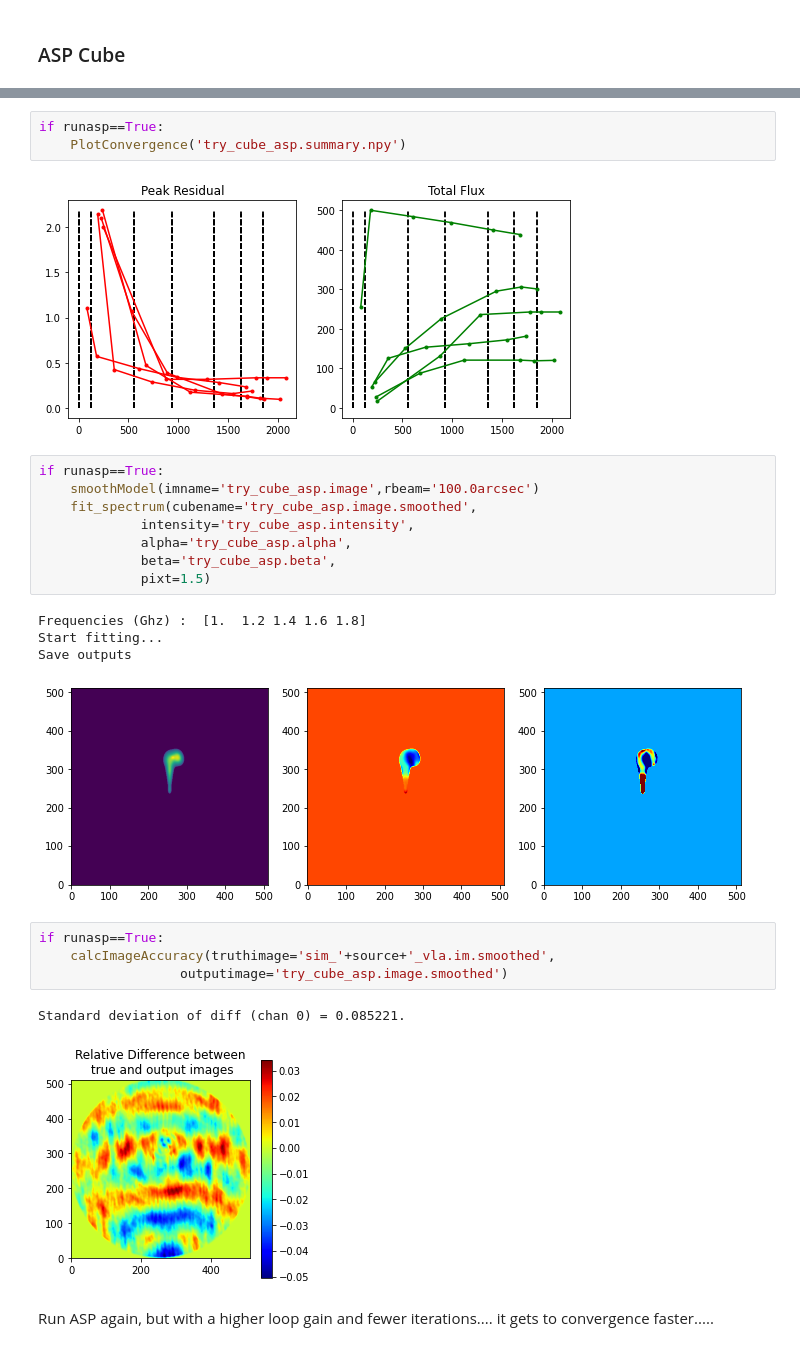
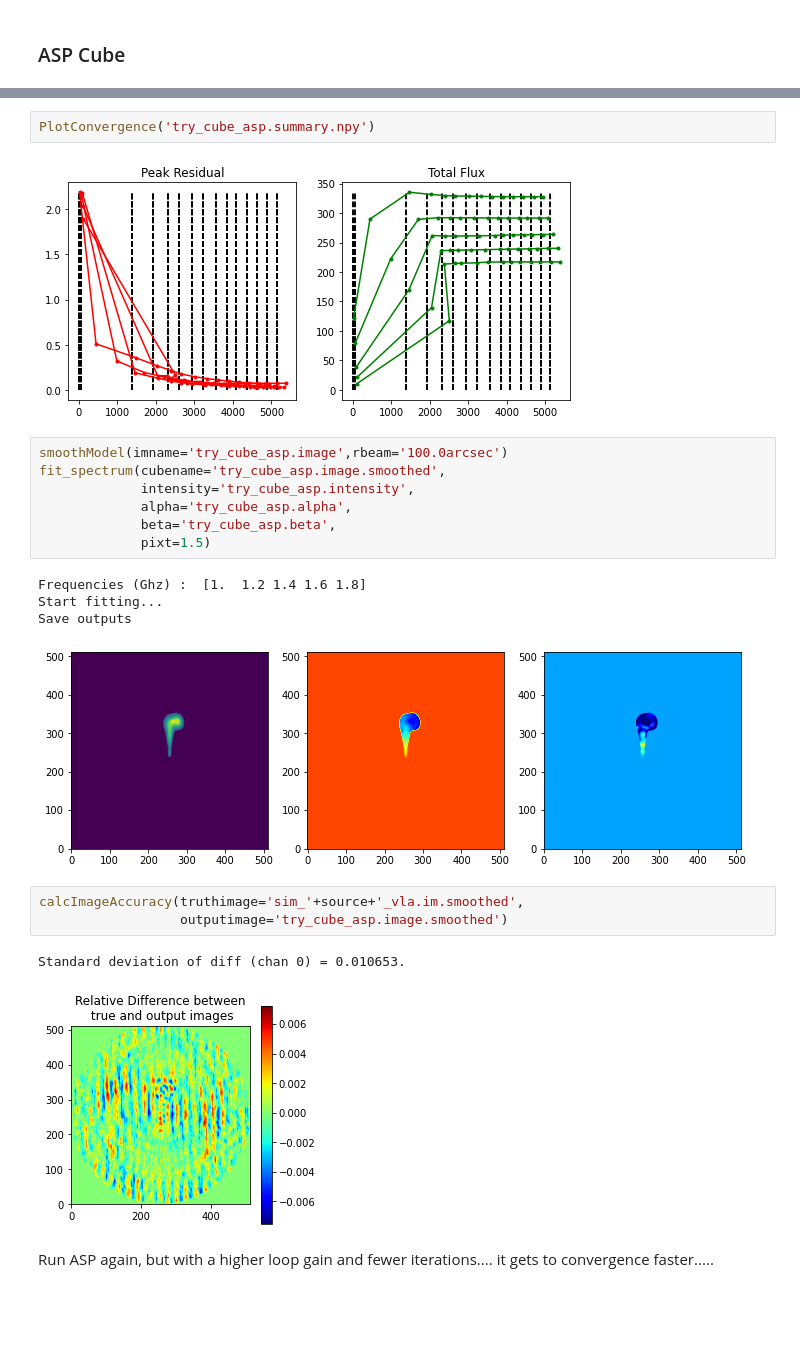
Before and after one commit to urvashirau/Simulation-in-CASA, a Jupyter notebook: Multiscale_Wideband_Imaging/Sim_Multiscale_Wideband_Demo.ipynb, the cells around one changed output, grey strips where cells are left out. Drawn from its saved outputs; the diff is of its cells as text; blank space fills up the shorter version.

```diff
--- a/Multiscale_Wideband_Imaging/Sim_Multiscale_Wideband_Demo.ipynb
+++ b/Multiscale_Wideband_Imaging/Sim_Multiscale_Wideband_Demo.ipynb
@@ -265,12 +222,10 @@ Residual RMS : 0.0236643
 # %%
-if runasp==True:
-    PlotConvergence('try_cube_asp.summary.npy')
+PlotConvergence('try_cube_asp.summary.npy')
 # %% [output]
-[figure, old version]
+[figure, new version]
 # %%
-if runasp==True:
-    smoothModel(imname='try_cube_asp.image',rbeam='100.0arcsec')
-    fit_spectrum(cubename='try_cube_asp.image.smoothed',
+smoothModel(imname='try_cube_asp.image',rbeam='100.0arcsec')
+fit_spectrum(cubename='try_cube_asp.image.smoothed',
              intensity='try_cube_asp.intensity',
              alpha='try_cube_asp.alpha',
              beta='try_cube_asp.beta',
@@ -279,14 +234,13 @@ if runasp==True:
 Frequencies (Ghz) :  [1.  1.2 1.4 1.6 1.8]
 Start fitting...
 Save outputs
-[figure, old version]
+[figure, new version]
 # %%
-if runasp==True:
-    calcImageAccuracy(truthimage='sim_'+source+'_vla.im.smoothed',
+calcImageAccuracy(truthimage='sim_'+source+'_vla.im.smoothed',
                   outputimage='try_cube_asp.image.smoothed')
 # %% [output]
-Standard deviation of diff (chan 0) = 0.085221.
+Standard deviation of diff (chan 0) = 0.010653.
-[figure, old version]
+[figure, new version]
 # %% [markdown]
 Run ASP again, but with a higher loop gain and fewer iterations.... it gets to convergence faster.....
 # %%
```
Also changed, not shown: parts of 17 cells of this notebook, 1 other file.
